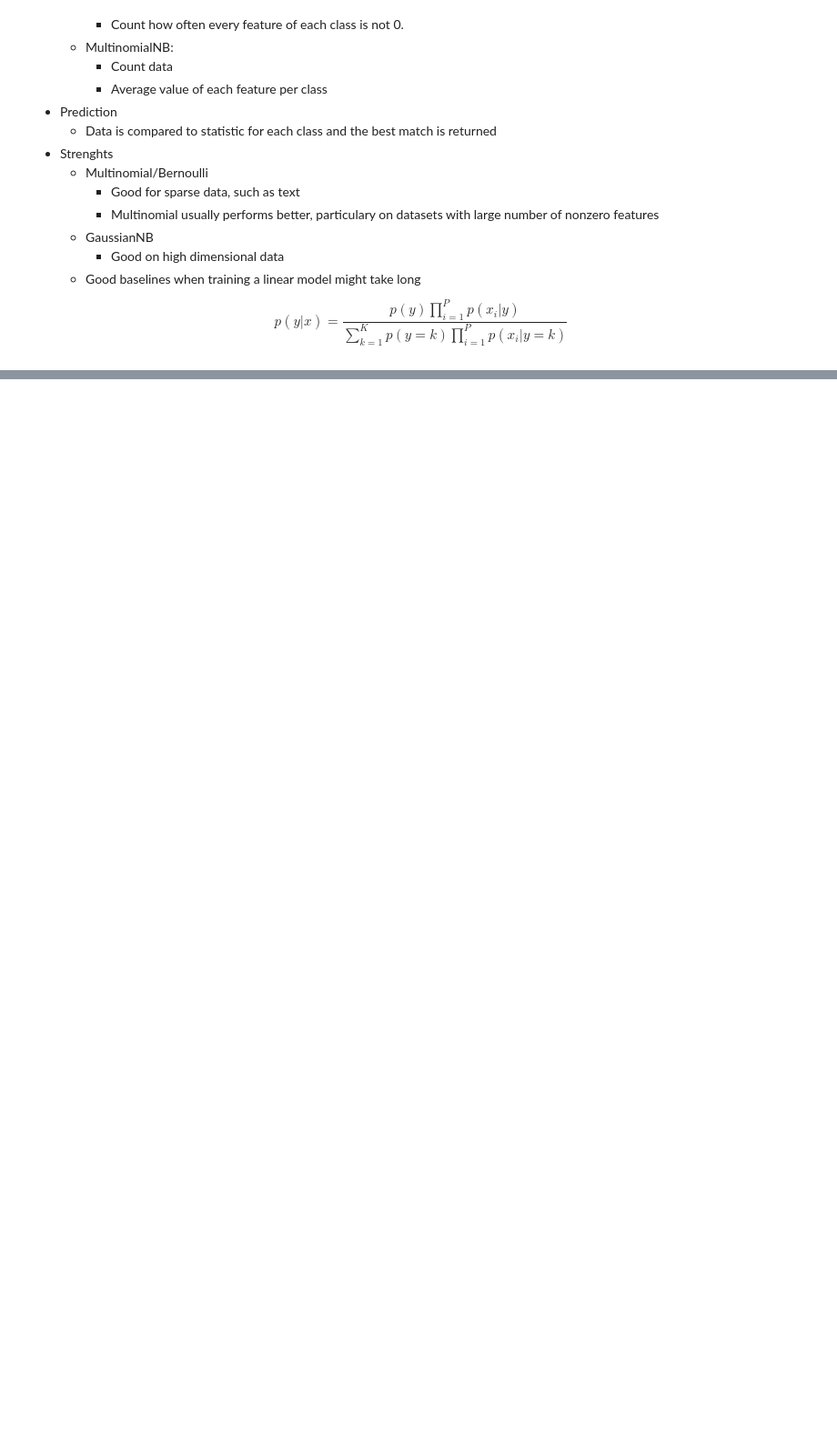
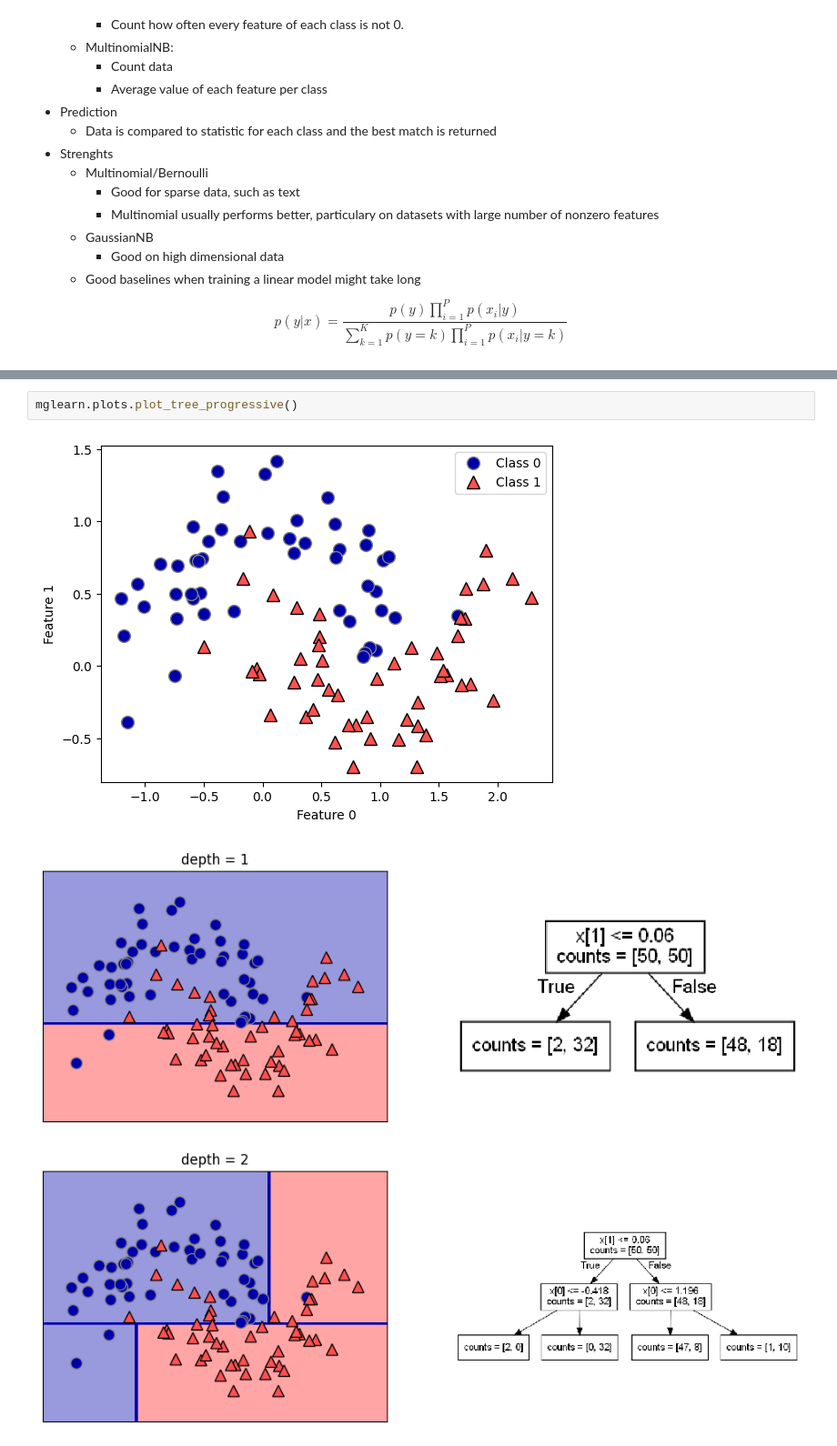
Before and after one commit to GabrielVogel/Books, a Jupyter notebook: Introduction to Machine Learning/Chapter2.ipynb, the cells around one changed output, grey strips where cells are left out. Shown at 91% size. Cells and saved outputs as stored; diff of their text form; blank space fills up the shorter version.

```diff
--- a/Introduction to Machine Learning/Chapter2.ipynb
+++ b/Introduction to Machine Learning/Chapter2.ipynb
@@ -407,0 +442,6 @@ $$p(y|x) = \frac{p(y)\prod_{i=1}^{P}p(x_{i}|y)}{\sum_{k=1}^Kp(y=k)\prod_{i=1}^{P
+# %%
+mglearn.plots.plot_tree_progressive()
+# %% [output]
+[figure, added]
+[figure, added]
+[figure, added]
```
Also changed, not shown: parts of 39 cells of this notebook, 4 other files.
